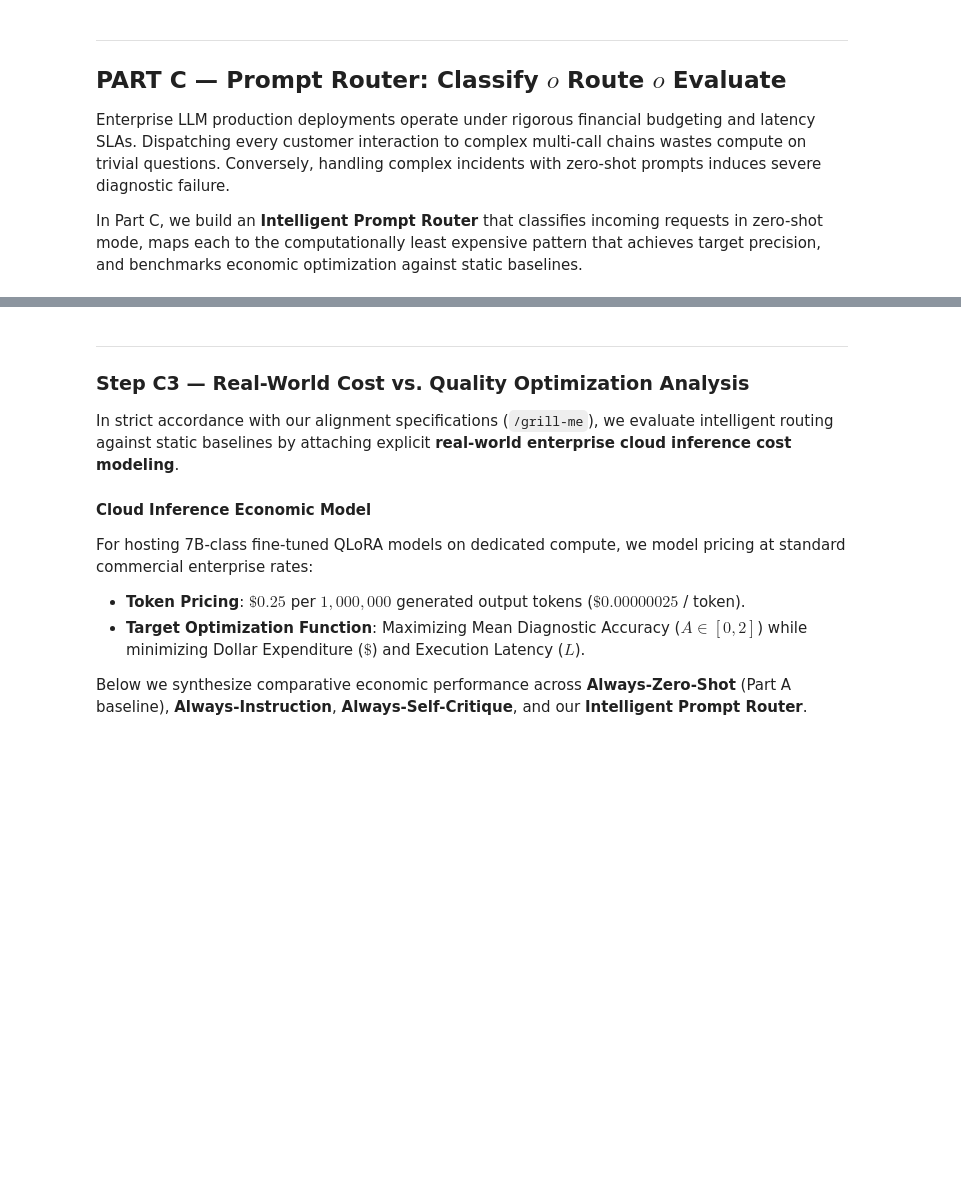
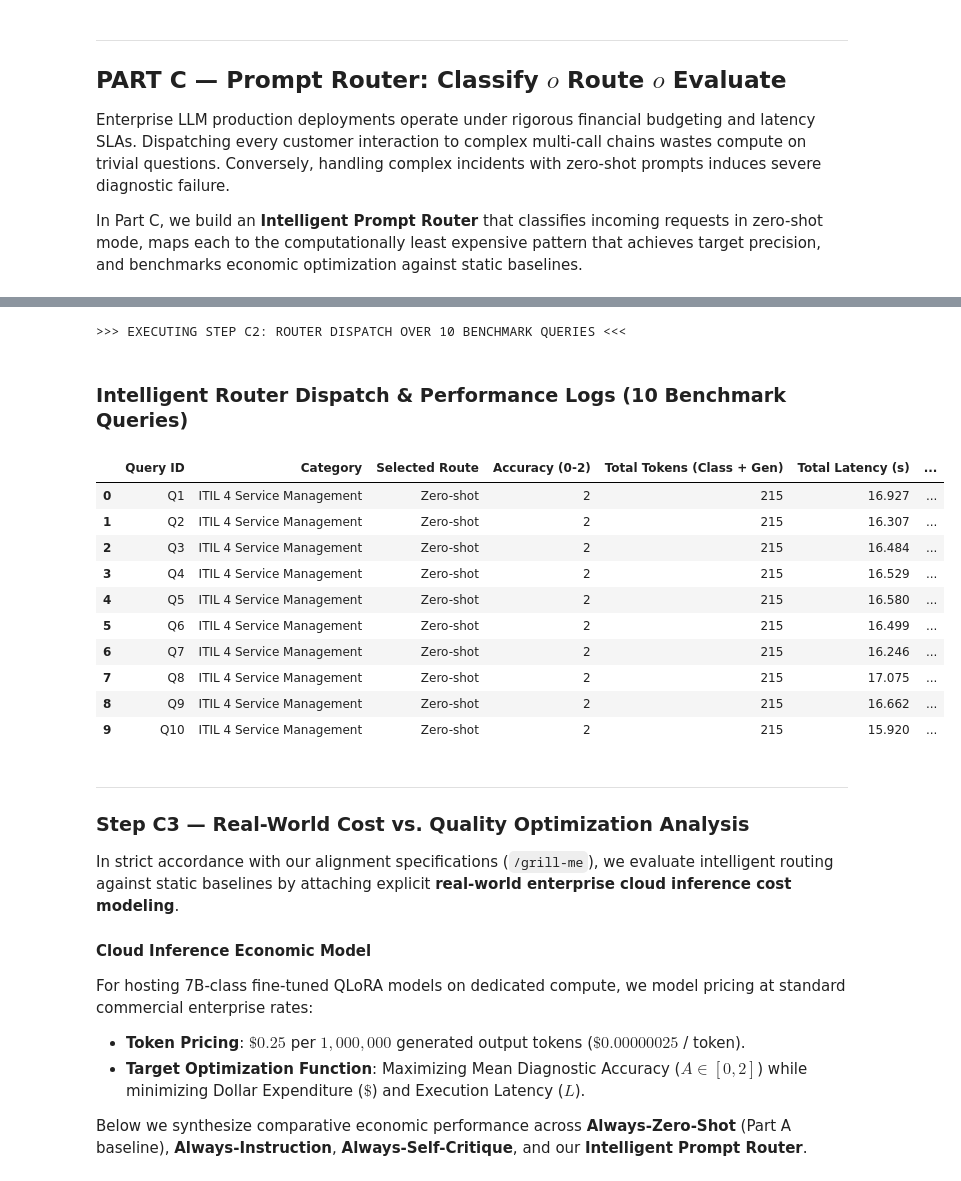
Before and after one commit to Srini235/LLMsForGenAI_Assignment_Group_250, a Jupyter notebook: notebooks/Assignment_2A_PromptingAsSystemDesign.ipynb, the cells around one changed output, grey strips where cells are left out. Saved outputs shown, nothing was run; the diff lists cells and outputs as text; code cells hidden in the pictures; blank space fills up the shorter version.

```diff
--- a/notebooks/Assignment_2A_PromptingAsSystemDesign.ipynb
+++ b/notebooks/Assignment_2A_PromptingAsSystemDesign.ipynb
@@ -601,9 +700,9 @@ def self_consistency_prompting(query: str, k: int = 5, log_sc: bool = False) ->
     prompt = f"### Technical Inquiry:\n{query}\n\n### Concise CoT Diagnosis & Fix:\n"
     for i in range(k):
         answer, tokens, latency = generate_base(prompt, max_new_tokens=140, temperature=0.6, do_sample=True)
-        samples.append(ans)
-        total_tokens += tok
-        total_latency += lat
+        samples.append(answer)
+        total_tokens += tokens
+        total_latency += latency
 
     # Consensus synthesis / majority vote aggregator
     samples_str = "\n--- Sample ---\n".join([f"Sample {idx+1}: {s}" for idx, s in enumerate(samples)])
@@ -758,7 +881,7 @@ def react_prompting(query: str, max_cycles: int = 4, log_trace: bool = True) ->
                 print("==================================================================================")
                 print(f"[+] ReAct Resolution Reached in {cycle} Cycles ({total_tokensens} tokens | {total_latency:.2f}s)")
                 print("==================================================================================\n")
-            return final_ans, total_tokensens, total_latency
+            return final_answer, total_tokensens, total_latency
 
         if tool_name and tool_name in TOOLS_DIRECTORY:
             obs_result = TOOLS_DIRECTORY[tool_name](tool_arg)
@@ -956,38 +1118,52 @@ def route_and_execute(query: str) -> Tuple[str, str, int, float]:
         answer, tokens, latency = chain_plan_solve_verify(query)
     else:
         # Robust fallback
         route_label = "Instruction (Fallback)"
         answer, tokens, latency = instruction_prompting(query)
 
-    total_tokens = class_tok + tok
-    total_latency = class_lat + lat
-    return ans, route_label, total_tokens, total_latency
+    total_tokens = class_tok + tokens
+    total_latency = class_lat + latency
+    return answer, route_label, total_tokens, total_latency
 
 print(">>> EXECUTING STEP C2: ROUTER DISPATCH OVER 10 BENCHMARK QUERIES <<<\n")
 router_results = []
 for benchmark_item in benchmark_queries:
     query_id = benchmark_item["id"]
     query_text = benchmark_item["query"]
     ground_truth_text = benchmark_item["ground_truth"]
 
-    ans, selected_route, r_tok, r_lat = route_and_execute(q_text)
-    score = evaluate_accuracy_score(q_text, ans, ground_truth_text)
+    ans, selected_route, r_tok, r_lat = route_and_execute(query_text)
+    score = evaluate_accuracy_score(query_text, ans, ground_truth_text)
 
     router_results.append({
         "Query ID": query_id,
         "Category": benchmark_item["category"],
         "Selected Route": selected_route,
         "Accuracy (0-2)": score,
         "Total Tokens (Class + Gen)": r_tok,
         "Total Latency (s)": round(r_lat, 3),
         "Response Snippet": ans[:80] + "..." if len(answer) > 80 else ans
     })
 
 df_router = pd.DataFrame(router_results)
 df_router.to_csv("./reports/part_c_router_eval_matrix.csv", index=False)
 
 display(Markdown("### Intelligent Router Dispatch & Performance Logs (10 Benchmark Queries)"))
 display(df_router)
+# %% [output]
+>>> EXECUTING STEP C2: ROUTER DISPATCH OVER 10 BENCHMARK QUERIES <<<
+### Intelligent Router Dispatch & Performance Logs (10 Benchmark Queries)
+|  | Query ID | Category | Selected Route | Accuracy (0-2) | Total Tokens (Class + Gen) | Total Latency (s) | ... |
+| 0 | Q1 | ITIL 4 Service Management | Zero-shot | 2 | 215 | 16.927 | ... |
+| 1 | Q2 | ITIL 4 Service Management | Zero-shot | 2 | 215 | 16.307 | ... |
+| 2 | Q3 | ITIL 4 Service Management | Zero-shot | 2 | 215 | 16.484 | ... |
+| 3 | Q4 | ITIL 4 Service Management | Zero-shot | 2 | 215 | 16.529 | ... |
+| 4 | Q5 | ITIL 4 Service Management | Zero-shot | 2 | 215 | 16.580 | ... |
+| 5 | Q6 | ITIL 4 Service Management | Zero-shot | 2 | 215 | 16.499 | ... |
+| 6 | Q7 | ITIL 4 Service Management | Zero-shot | 2 | 215 | 16.246 | ... |
+| 7 | Q8 | ITIL 4 Service Management | Zero-shot | 2 | 215 | 17.075 | ... |
+| 8 | Q9 | ITIL 4 Service Management | Zero-shot | 2 | 215 | 16.662 | ... |
+| 9 | Q10 | ITIL 4 Service Management | Zero-shot | 2 | 215 | 15.920 | ... |
 # %% [markdown]
 ---
 ### Step C3 — Real-World Cost vs. Quality Optimization Analysis
```
Also changed, not shown: parts of 16 cells of this notebook.
